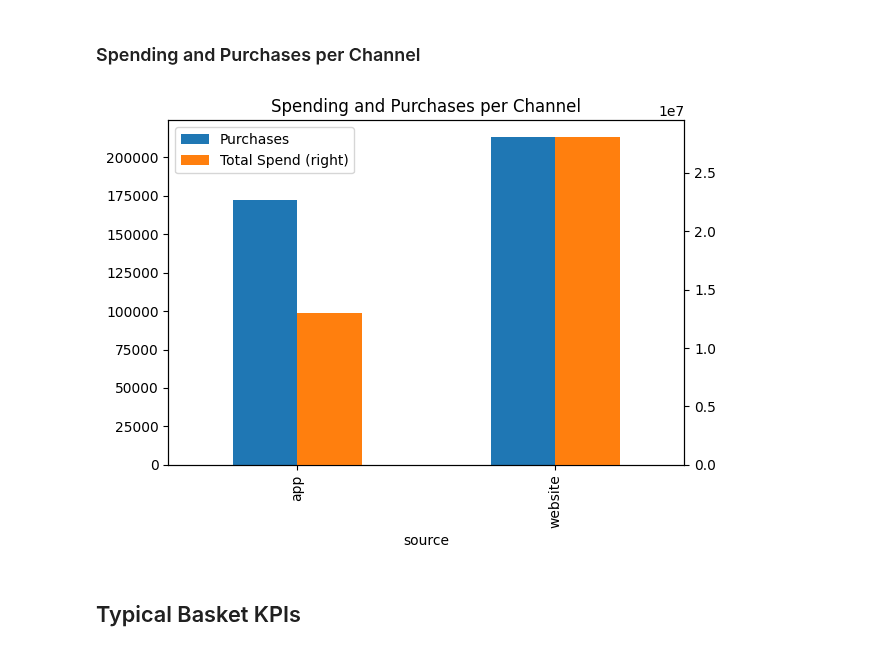
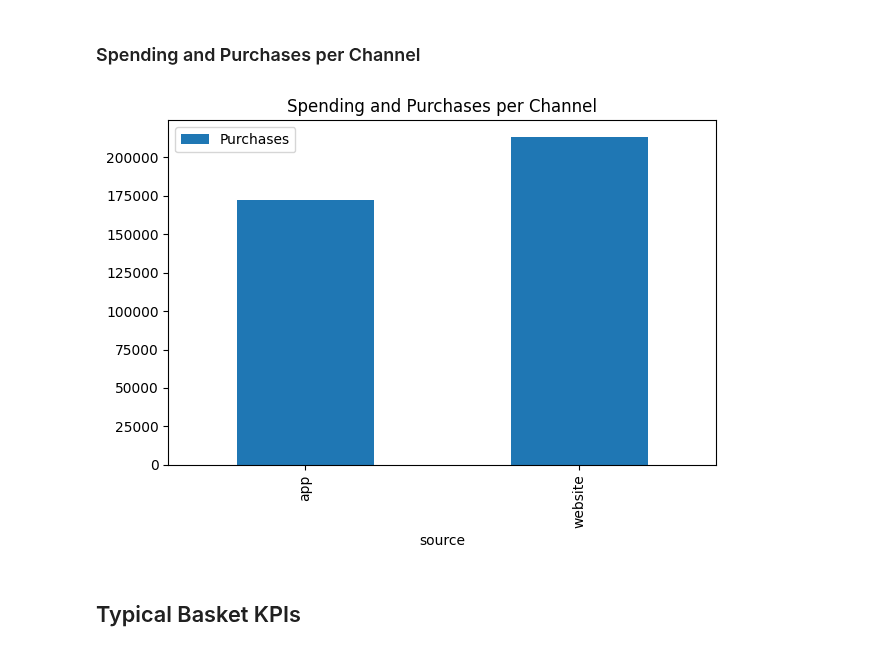
Before and after one commit to simon-sazonov/Marketing-Analytics, a Jupyter notebook: notebooks/02_data_analysis.ipynb, the cells around one changed output. Drawn from its saved outputs; the diff is of its cells as text; code cells hidden in the pictures.

```diff
--- a/notebooks/02_data_analysis.ipynb
+++ b/notebooks/02_data_analysis.ipynb
@@ -310,13 +310,13 @@ Average Monthly Spending: 689.83 €
 ### Spending and Purchases per Channel
 # %%
 channel_stats = orders_df.groupby('source')['order.uid'].count()
-channel_spend = orders_df.groupby('source')['item.amount'].sum()
+channel_spend = orders_df.groupby('source'), order_details_df['item.amount'].sum()
 channel_df = pd.DataFrame({'Purchases': channel_stats, 'Total Spend': channel_spend})
 channel_df.plot(kind='bar', secondary_y='Total Spend', title='Spending and Purchases per Channel')
 plt.tight_layout()
 plt.show()
 # %% [output]
-[figure, old version]
+[figure, new version]
 # %% [markdown]
 ## Typical Basket KPIs
 # %%
```
Also changed, not shown: parts of 8 cells of this notebook, 2 other files.
